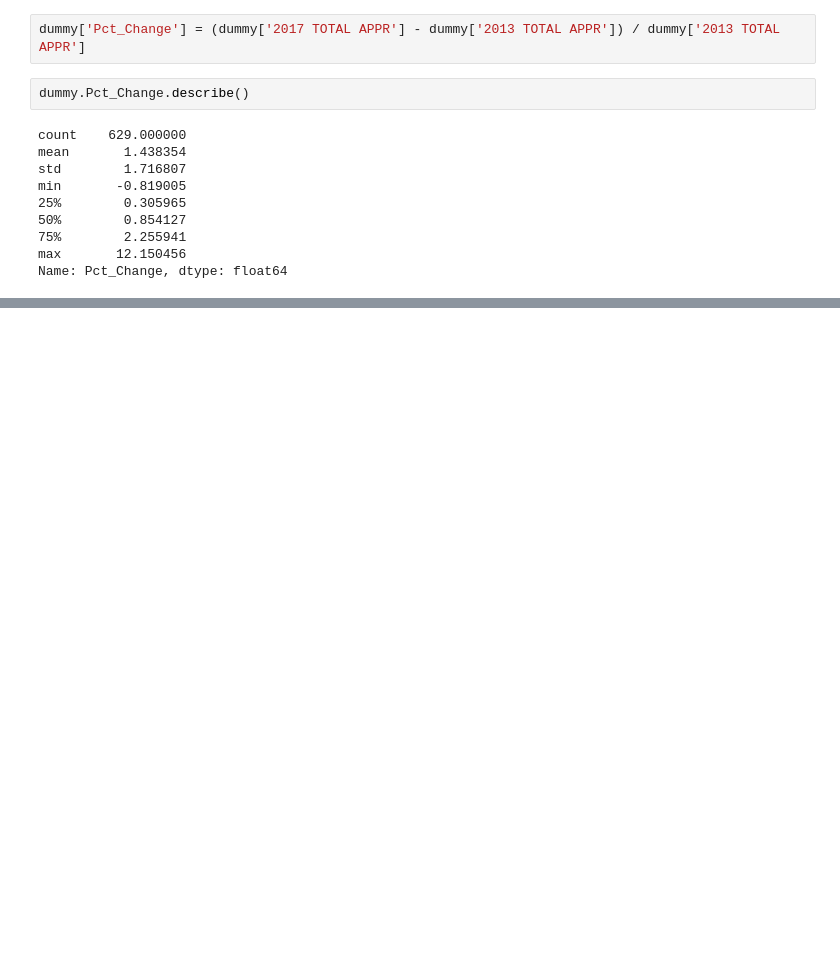
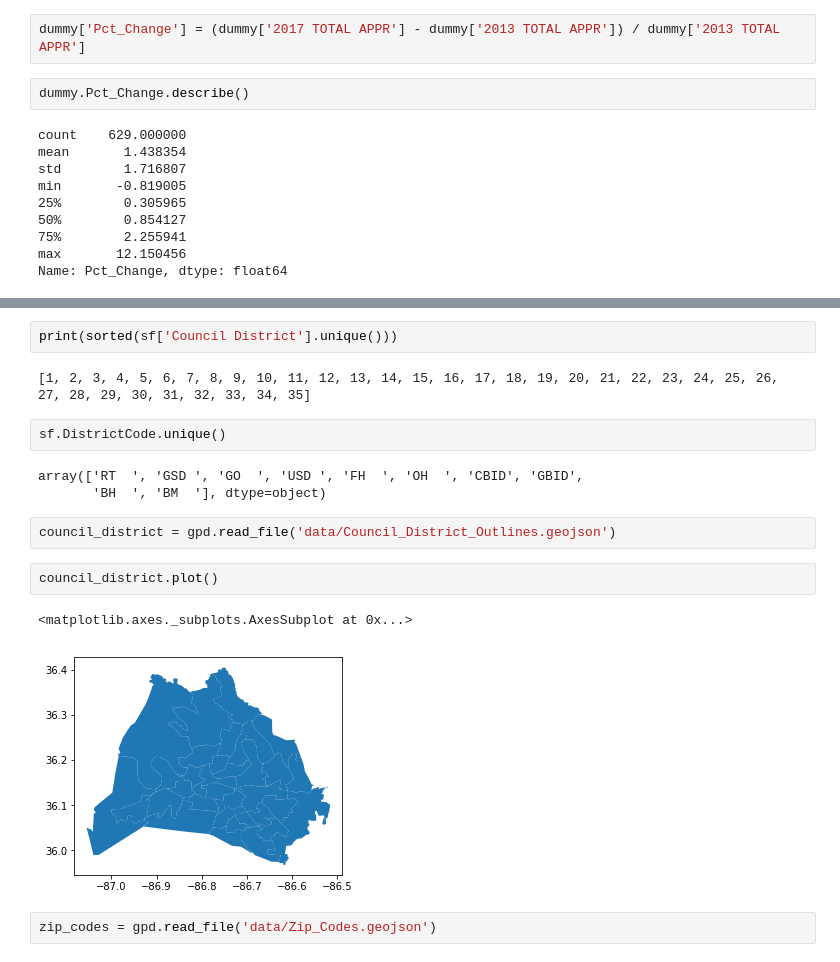
Before and after one commit to Cjcarlevato/data-question-4-affordable-housing-green-dogs, a Jupyter notebook: DQ4_Michael.ipynb, the cells around one changed output, grey strips where cells are left out. Cells and saved outputs as stored; diff of their text form; blank space fills up the shorter version.

```diff
--- a/DQ4_Michael.ipynb
+++ b/DQ4_Michael.ipynb
@@ -173,0 +254,18 @@ Name: Pct_Change, dtype: float64
+# %%
+print(sorted(sf['Council District'].unique()))
+# %% [output]
+[1, 2, 3, 4, 5, 6, 7, 8, 9, 10, 11, 12, 13, 14, 15, 16, 17, 18, 19, 20, 21, 22, 23, 24, 25, 26, 27, 28, 29, 30, 31, 32, 33, 34, 35]
+# %%
+sf.DistrictCode.unique()
+# %% [output]
+array(['RT  ', 'GSD ', 'GO  ', 'USD ', 'FH  ', 'OH  ', 'CBID', 'GBID',
+       'BH  ', 'BM  '], dtype=object)
+# %%
+council_district = gpd.read_file('data/Council_District_Outlines.geojson')
+# %%
+council_district.plot()
+# %% [output]
+<matplotlib.axes._subplots.AxesSubplot at 0x...>
+[figure, added]
+# %%
+zip_codes = gpd.read_file('data/Zip_Codes.geojson')
```
Also changed, not shown: parts of 37 cells of this notebook.
